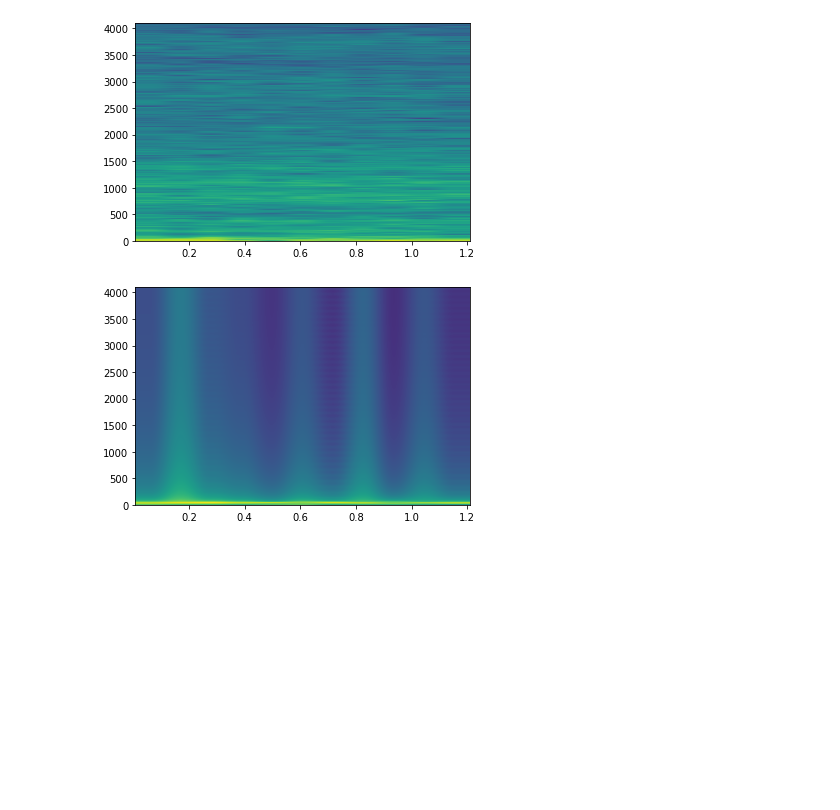
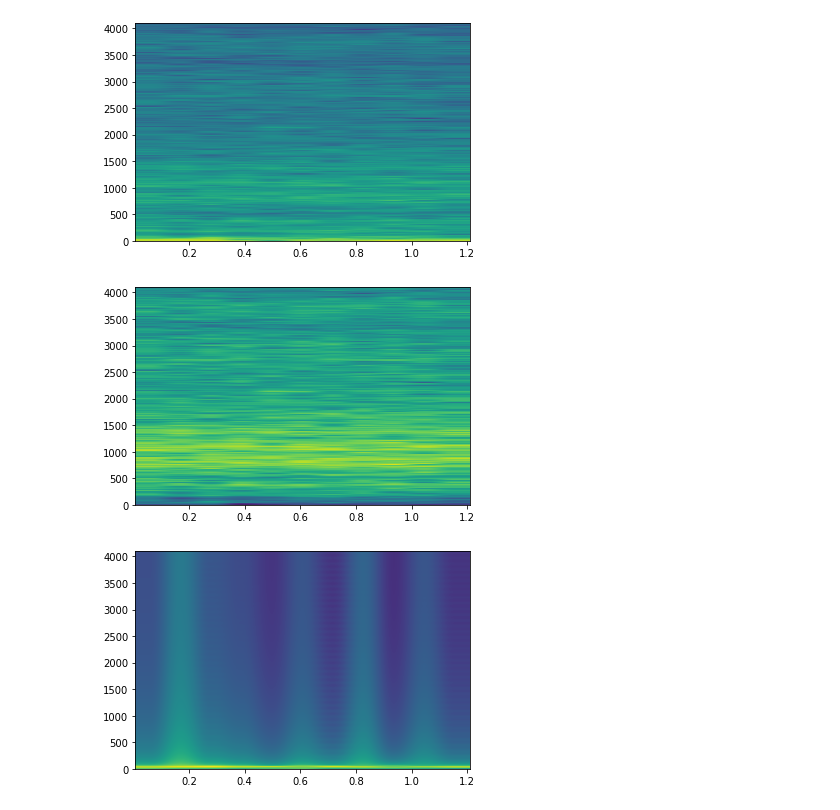
Before and after one commit to lsg1213/ai_model, a Jupyter notebook: pytorch/test_model/Untitled.ipynb, the cells around one changed output. Drawn from its saved outputs; the diff is of its cells as text; code cells hidden in the pictures; blank space fills up the shorter version.

```diff
--- a/pytorch/test_model/Untitled.ipynb
+++ b/pytorch/test_model/Untitled.ipynb
@@ -93,11 +126,15 @@ BdbQuit:
 # %%
 fig = plt.figure()
 ax = fig.add_subplot()
-
+ff = torchaudio.functional.highpass_biquad(torch.from_numpy(accel_raw_data[0][:10240,0]).to(device), 8192, 500)
 # ax.plot(stft(f[0]).cpu().numpy()[0])
 Pxx, freqs, bins, im = plt.specgram(accel_raw_data[0][:10240,0], NFFT=config.nfft, Fs=8192,)
 # %% [output]
 [figure]
+# %%
+Pxx, freqs, bins, im = plt.specgram(ff.cpu().numpy(), NFFT=config.nfft, Fs=8192,)
+# %% [output]
+[figure, added]
 # %%
 fig = plt.figure()
 ax = fig.add_subplot()
```
Also changed, not shown: parts of 2 cells of this notebook, 3 other files.
